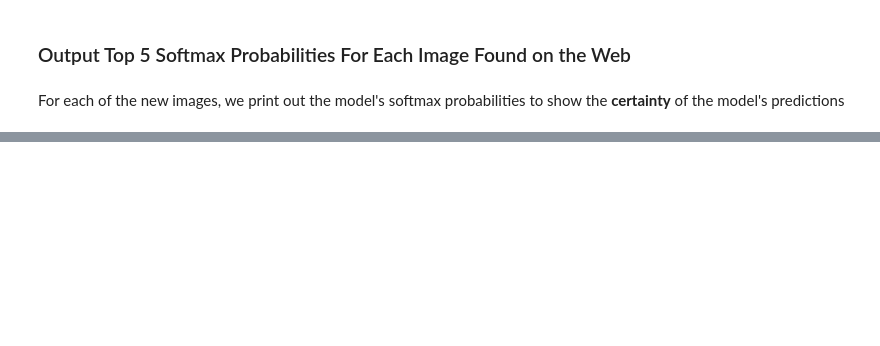
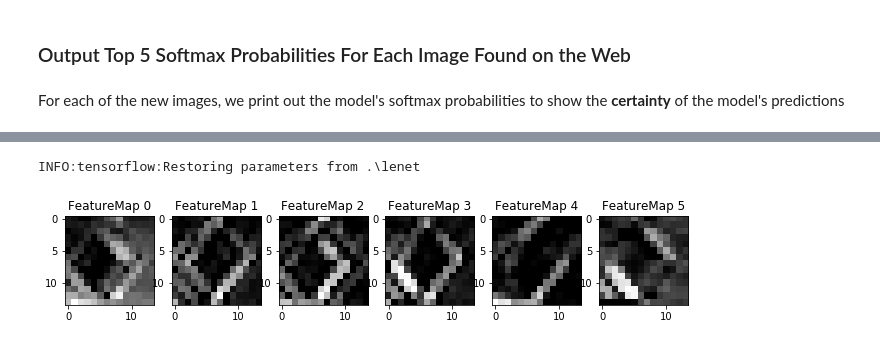
Before and after one commit to melsobky/carnd_T1_P2_tsc, a Jupyter notebook: Traffic_Sign_Classifier.ipynb, the cells around one changed output, grey strips where cells are left out. Drawn from its saved outputs; the diff is of its cells as text; code cells hidden in the pictures; blank space fills up the shorter version.

```diff
--- a/Traffic_Sign_Classifier.ipynb
+++ b/Traffic_Sign_Classifier.ipynb
@@ -260,17 +221,17 @@ def LeNet(x,keep_prob):
     fc3_b  = tf.Variable(tf.zeros(43))
     logits = tf.matmul(fc2, fc3_W) + fc3_b
 
-    return logits
+    return logits,conv1,conv2
 # %%
 x = tf.placeholder(tf.float32, (None, 32, 32, 1))
 y = tf.placeholder(tf.int32, (None))
 keep_prob = tf.placeholder(tf.float32)
 one_hot_y = tf.one_hot(y, 43)
-EPOCHS = 30
+EPOCHS = 40
 BATCH_SIZE = 128
 rate = 0.001
 # %%
-logits = LeNet(x,keep_prob)
+logits,conv1,conv2 = LeNet(x,keep_prob)
 cross_entropy = tf.nn.softmax_cross_entropy_with_logits(labels=one_hot_y, logits=logits)
 loss_operation = tf.reduce_mean(cross_entropy)
 optimizer = tf.train.AdamOptimizer(learning_rate = rate)
@@ -460,7 +415,4 @@ For an example of what feature map outputs look like, check out NVIDIA's results
 # %%
-### Visualize your network's feature maps here.
-### Feel free to use as many code cells as needed.
-
 # image_input: the test image being fed into the network to produce the feature maps
 # tf_activation: should be a tf variable name used during your training procedure that represents the calculated state of a specific weight layer
 # activation_min/max: can be used to view the activation contrast in more detail, by default matplot sets min and max to the actual min and max values of the output
@@ -472,17 +424,26 @@ def outputFeatureMap(image_input, tf_activation, activation_min=-1, activation_m
     # image_input =
     # Note: x should be the same name as your network's tensorflow data placeholder variable
     # If you get an error tf_activation is not defined it may be having trouble accessing the variable from inside a function
-    activation = tf_activation.eval(session=sess,feed_dict={x : image_input})
-    featuremaps = activation.shape[3]
-    plt.figure(plt_num, figsize=(15,15))
-    for featuremap in range(featuremaps):
-        plt.subplot(6,8, featuremap+1) # sets the number of feature maps to show on each row and column
-        plt.title('FeatureMap ' + str(featuremap)) # displays the feature map number
-        if activation_min != -1 & activation_max != -1:
-            plt.imshow(activation[0,:,:, featuremap], interpolation="nearest", vmin =activation_min, vmax=activation_max, cmap="gray")
-        elif activation_max != -1:
-            plt.imshow(activation[0,:,:, featuremap], interpolation="nearest", vmax=activation_max, cmap="gray")
-        elif activation_min !=-1:
-            plt.imshow(activation[0,:,:, featuremap], interpolation="nearest", vmin=activation_min, cmap="gray")
-        else:
-            plt.imshow(activation[0,:,:, featuremap], interpolation="nearest", cmap="gray")
+    with tf.Session() as sess:
+        saver.restore(sess, tf.train.latest_checkpoint('.'))
+        image_extended = np.expand_dims(image_input, axis=0)
+        image_extended = np.expand_dims(image_extended, axis=3)
+        activation = tf_activation.eval(session=sess,feed_dict={x : image_extended})
+        featuremaps = activation.shape[3]
+        plt.figure(plt_num, figsize=(15,15))
+        for featuremap in range(featuremaps):
+            plt.subplot(6,8, featuremap+1) # sets the number of feature maps to show on each row and column
+            plt.title('FeatureMap ' + str(featuremap)) # displays the feature map number
+            if activation_min != -1 & activation_max != -1:
+                plt.imshow(activation[0,:,:, featuremap], interpolation="nearest", vmin =activation_min, vmax=activation_max, cmap="gray")
+            elif activation_max != -1:
+                plt.imshow(activation[0,:,:, featuremap], interpolation="nearest", vmax=activation_max, cmap="gray")
+            elif activation_min !=-1:
+                plt.imshow(activation[0,:,:, featuremap], interpolation="nearest", vmin=activation_min, cmap="gray")
+            else:
+                plt.imshow(activation[0,:,:, featuremap], interpolation="nearest", cmap="gray")
+# %%
+outputFeatureMap(images[0],conv1)
+# %% [output]
+INFO:tensorflow:Restoring parameters from .\lenet
+[figure, added]
```
Also changed, not shown: parts of 29 cells of this notebook, 14 other files.
